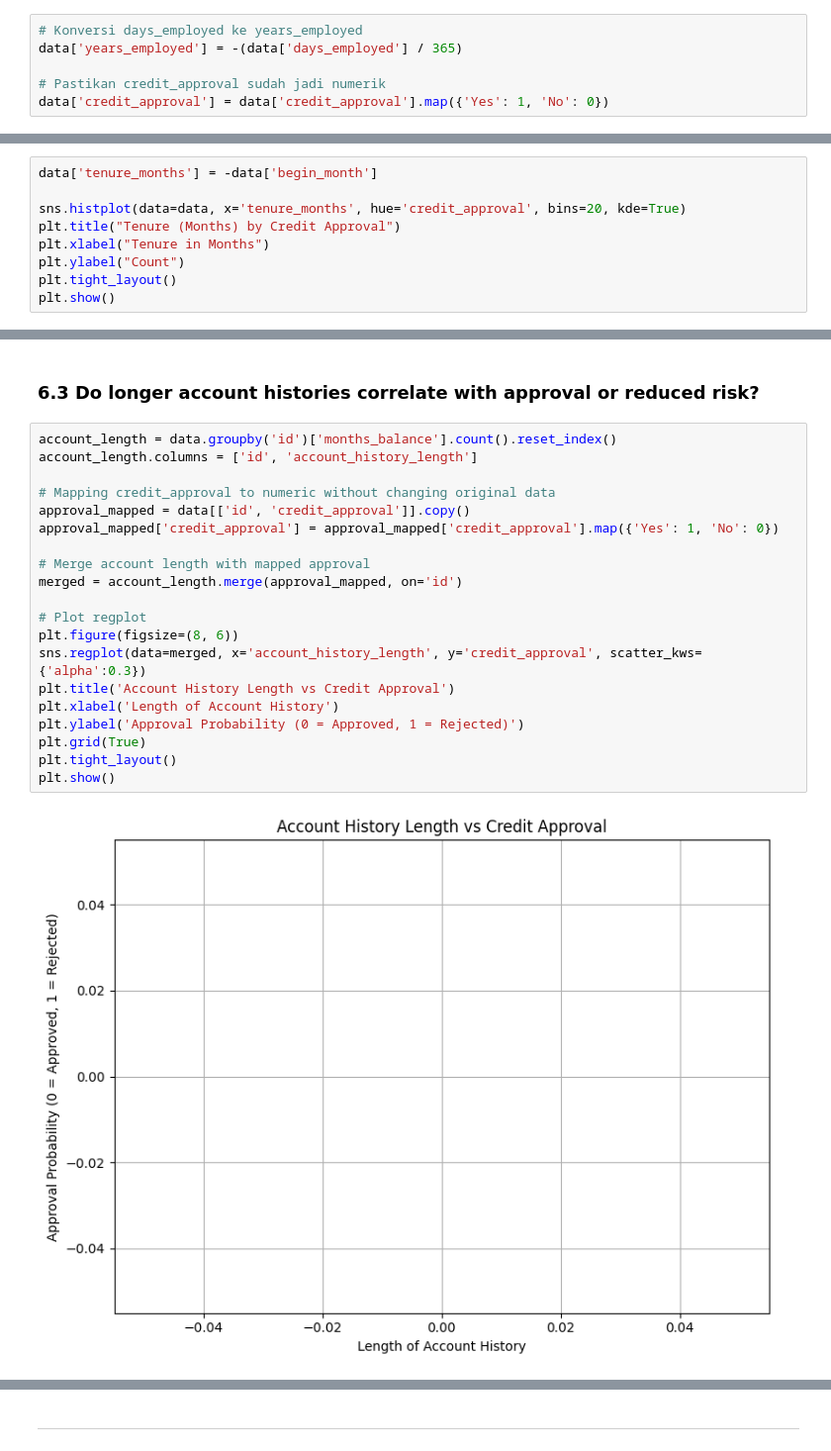
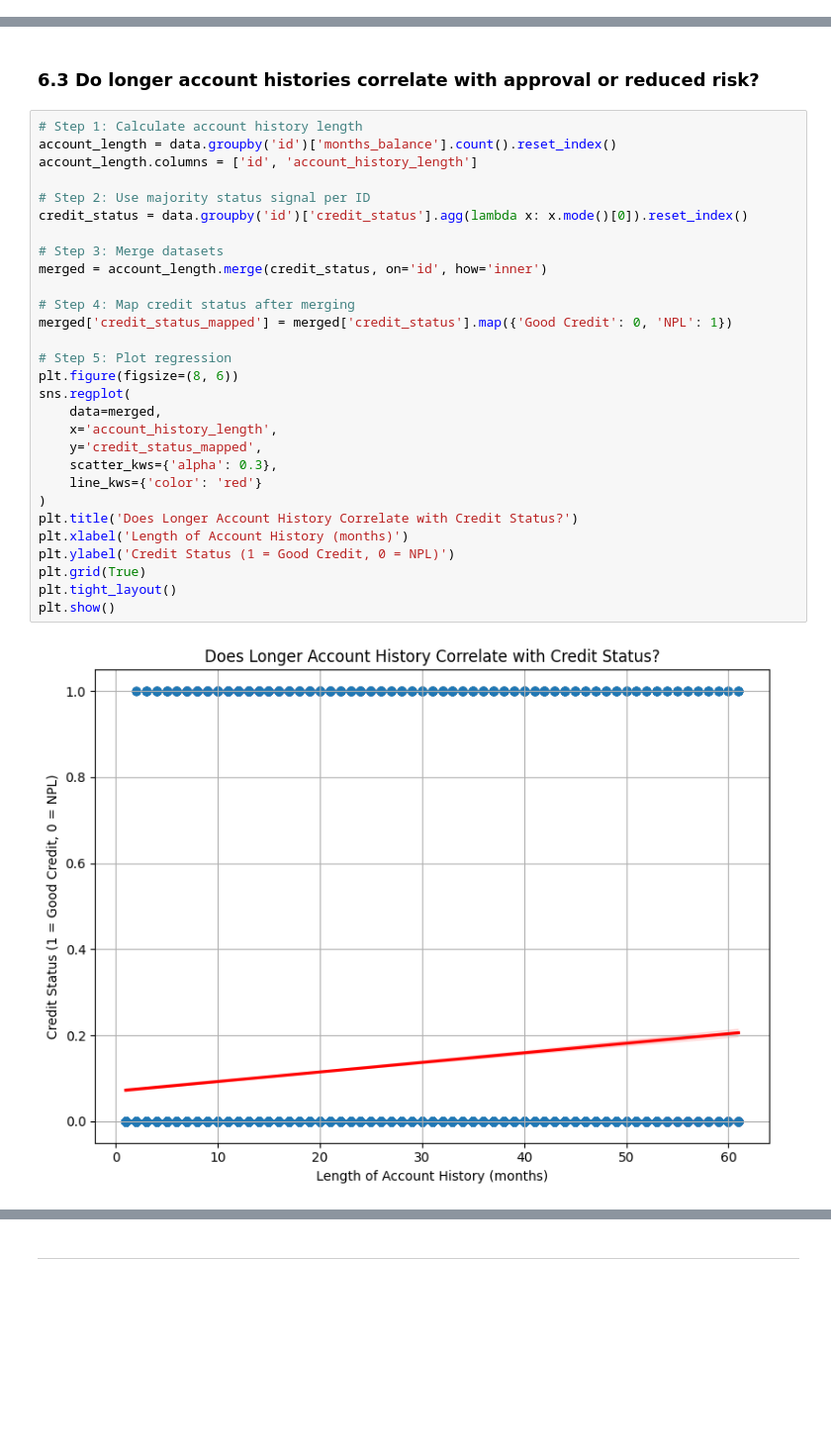
Before and after one commit to yonathanggraiwan/p2-final-project-ftds-028-hck-group-001, a Jupyter notebook: EDA.ipynb, the cells around one changed output, grey strips where cells are left out. Shown at 99% size. Drawn from its saved outputs; the diff is of its cells as text; blank space fills up the shorter version.

```diff
--- a/EDA.ipynb
+++ b/EDA.ipynb
@@ -563,9 +581,3 @@ Text(0, 0.5, 'Count')
 # %% [markdown]
 ### 4.2 Is There a Relationship Between 'years_employed' and 'income' or 'target'?
-# %%
-# Konversi days_employed ke years_employed
-data['years_employed'] = -(data['days_employed'] / 365)
-
-# Pastikan credit_approval sudah jadi numerik
-data['credit_approval'] = data['credit_approval'].map({'Yes': 1, 'No': 0})
 # %%
@@ -626,9 +721,0 @@ plt.show()
-# %%
-data['tenure_months'] = -data['begin_month']
-
-sns.histplot(data=data, x='tenure_months', hue='credit_approval', bins=20, kde=True)
-plt.title("Tenure (Months) by Credit Approval")
-plt.xlabel("Tenure in Months")
-plt.ylabel("Count")
-plt.tight_layout()
-plt.show()
@@ -637,24 +731,33 @@ plt.show()
 # %% [markdown]
 ### 6.3 Do longer account histories correlate with approval or reduced risk?
 # %%
+# Step 1: Calculate account history length
 account_length = data.groupby('id')['months_balance'].count().reset_index()
 account_length.columns = ['id', 'account_history_length']
 
-# Mapping credit_approval to numeric without changing original data
-approval_mapped = data[['id', 'credit_approval']].copy()
-approval_mapped['credit_approval'] = approval_mapped['credit_approval'].map({'Yes': 1, 'No': 0})
+# Step 2: Use majority status signal per ID
+credit_status = data.groupby('id')['credit_status'].agg(lambda x: x.mode()[0]).reset_index()
 
-# Merge account length with mapped approval
-merged = account_length.merge(approval_mapped, on='id')
+# Step 3: Merge datasets
+merged = account_length.merge(credit_status, on='id', how='inner')
 
-# Plot regplot
+# Step 4: Map credit status after merging
+merged['credit_status_mapped'] = merged['credit_status'].map({'Good Credit': 0, 'NPL': 1})
+
+# Step 5: Plot regression
 plt.figure(figsize=(8, 6))
-sns.regplot(data=merged, x='account_history_length', y='credit_approval', scatter_kws={'alpha':0.3})
-plt.title('Account History Length vs Credit Approval')
-plt.xlabel('Length of Account History')
-plt.ylabel('Approval Probability (0 = Approved, 1 = Rejected)')
+sns.regplot(
+    data=merged,
+    x='account_history_length',
+    y='credit_status_mapped',
+    scatter_kws={'alpha': 0.3},
+    line_kws={'color': 'red'}
+)
+plt.title('Does Longer Account History Correlate with Credit Status?')
+plt.xlabel('Length of Account History (months)')
+plt.ylabel('Credit Status (1 = Good Credit, 0 = NPL)')
 plt.grid(True)
 plt.tight_layout()
 plt.show()
 # %% [output]
-[figure, old version]
+[figure, new version]
```
Also changed, not shown: parts of 33 cells of this notebook, 1 other file.
